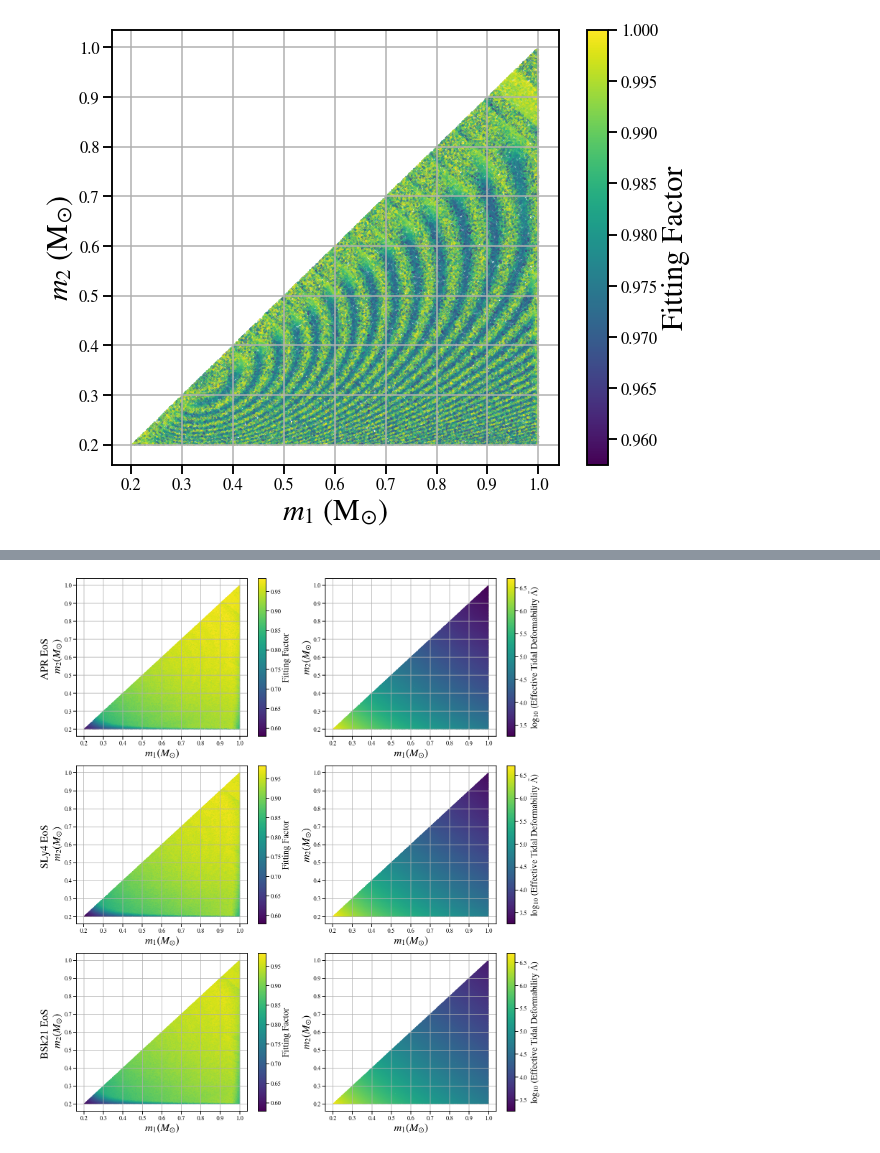
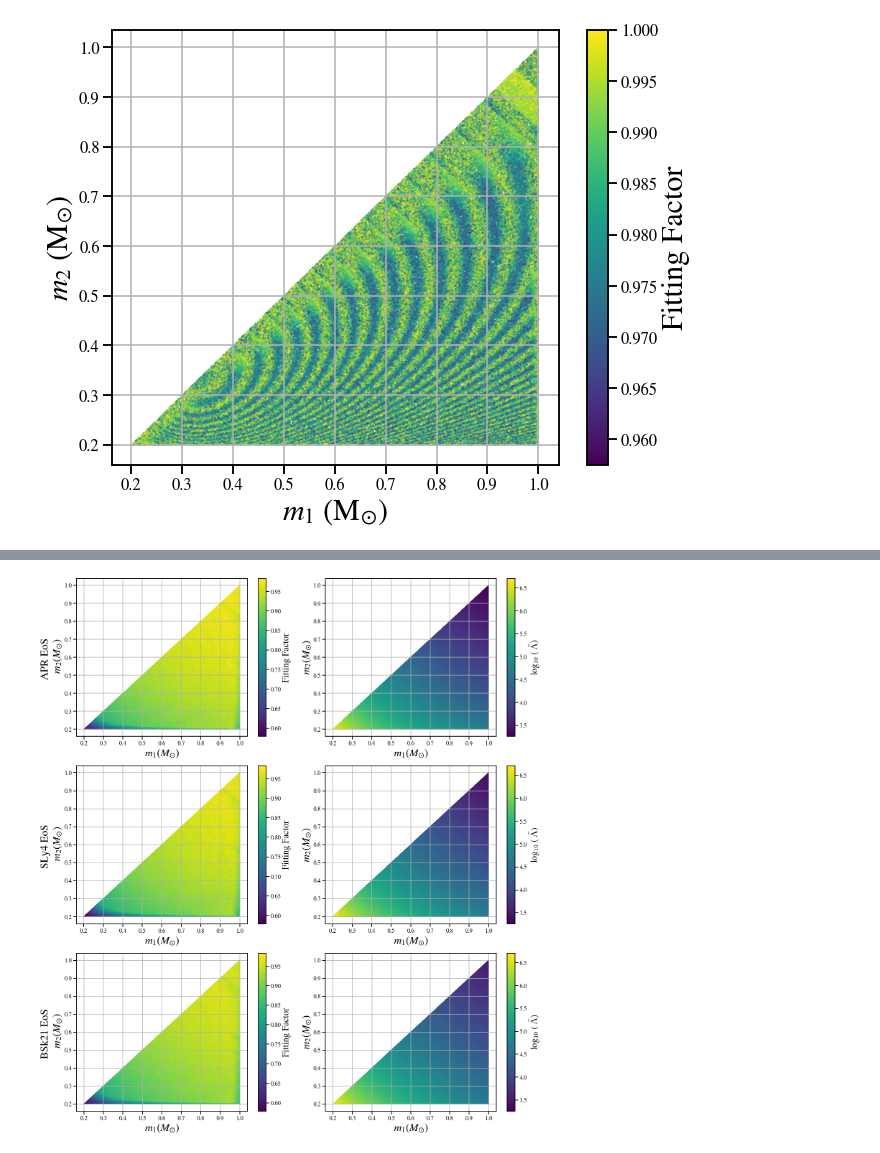
Before and after one commit to sugwg/sub-solar-ns-detectability, a Jupyter notebook: data_release.ipynb, the cells around one changed output, grey strips where cells are left out. Drawn from its saved outputs; the diff is of its cells as text; code cells hidden in the pictures.

```diff
--- a/data_release.ipynb
+++ b/data_release.ipynb
@@ -1,4 +63,5 @@
 # %%
+#Import modules
 import os
 import matplotlib.pyplot as plt
 from matplotlib import rcParams
@@ -8,8 +71,8 @@ rcParams["mathtext.fontset"] = "stix"
 rcParams['figure.figsize']=(35,10)
 rcParams['axes.labelsize'] = 18
 rcParams['axes.titlesize'] = 14
-rcParams['xtick.labelsize'] = 30
-rcParams['ytick.labelsize'] = 30
+rcParams['xtick.labelsize'] = 20
+rcParams['ytick.labelsize'] = 20
 rcParams['legend.fontsize']=12
 from pycbc.conversions import f_schwarzchild_isco,lambda_tilde,mchirp_from_mass1_mass2
 import numpy as np
@@ -41,4 +135,6 @@ data_files/mchirp_vs_match_APR_745320.0.txt
 # %%
+import seaborn as sns
+sns.set_context('talk')
 rcParams['figure.figsize']=(40,10)
 mass,lmd,overlap = np.loadtxt('data_files/q1_isco_data.txt',unpack=True)
 apr_mchirp,apr_match,_,_,_,_,_=np.loadtxt('data_files/mchirp_vs_match_APR_745320.0.txt',unpack=True)
@@ -76,5 +172,5 @@ ax2.legend(loc='upper left',fontsize=30)
 ax2.grid()
 
 plt.show()
-fig.savefig('./Plots/overlap_mass_lambda.png')
+fig.savefig('./Plots/Figure1_overlap_mass_lambda.png')
 # %% [output]
@@ -84,5 +184,5 @@ fig.savefig('./Plots/overlap_mass_lambda.png')
 # %%
-rcParams['figure.figsize']=(10,8)
+rcParams['figure.figsize']=(8,6)
 
 
 f1,adm= np.loadtxt("data_files/M1010_APR_LP.txt", usecols =(0,1) , unpack = True )
@@ -121,5 +221,5 @@ plt.annotate(r'$f_{roche}$', xy=(fgw[-1], -1.1),  xycoords='data',
             arrowprops=dict(arrowstyle= '->', color='black', lw=2, ls='-'), fontsize=30)
 plt.legend(loc='best',fontsize=30)
 plt.show()
-fig.savefig('./Plots/E_b_vs_frequency.png')
+fig.savefig('./Plots/Figure2_E_b_vs_frequency.png')
 # %% [output]
@@ -210,35 +322,35 @@ axs[0,0].set_xlabel(r'$m_1(M_{\odot})$',fontsize=30)
 axs[0,0].set_ylabel("APR EoS \n $m_2(M_{\odot})$",fontsize=30)
 pcm=axs[1,0].scatter(sly_mass1,sly_mass2,c=sly_best_match,s=1,cmap='viridis',vmin=0.579,vmax=0.983)
 cbar=fig.colorbar(pcm,ax=axs[1,0])
 cbar.set_label('Fitting Factor',fontsize=25)
 axs[1,0].set_xlabel(r'$m_1(M_{\odot})$',fontsize=30)
 axs[1,0].set_ylabel("SLy4 EoS \n $m_2(M_{\odot})$",fontsize=30)
 pcm=axs[2,0].scatter(bsk21_mass1,bsk21_mass2,c=bsk21_best_match,s=1,cmap='viridis',vmin=0.579,vmax=0.983)
 cbar=fig.colorbar(pcm,ax=axs[2,0])
 cbar.set_label('Fitting Factor')
 axs[2,0].set_xlabel(r'$m_1(M_{\odot})$',fontsize=30)
 axs[2,0].set_ylabel("BSk21 EoS \n $m_2(M_{\odot})$",fontsize=30)
 cbar.set_label('Fitting Factor',fontsize=25)
 pcm=axs[0,1].scatter(apr_mass1,apr_mass2,c=np.log10(apr_lmd_tilde),s=1,cmap='viridis',vmin=3.26,vmax=6.71)
 cbar=fig.colorbar(pcm,ax=axs[0,1])
-cbar.set_label(r'$\log_{10}$ (Effective Tidal Deformability $\tilde{\Lambda} )$',fontsize=25)
+cbar.set_label(r'$\log_{10}$ ( $\tilde{\Lambda} )$',fontsize=25)
 axs[0,1].set_xlabel(r'$m_1(M_{\odot})$',fontsize=30)
 axs[0,1].set_ylabel(r'$m_2(M_{\odot})$',fontsize=30)
 pcm=axs[1,1].scatter(sly_mass1,sly_mass2,c=np.log10(sly_lmd_tilde),s=1,cmap='viridis',vmin=3.26,vmax=6.71)
 cbar=fig.colorbar(pcm,ax=axs[1,1])
-cbar.set_label(r'$\log_{10}$ (Effective Tidal Deformability $\tilde{\Lambda} )$',fontsize=25)
+cbar.set_label(r'$\log_{10}$ ( $\tilde{\Lambda} )$',fontsize=25)
 axs[1,1].set_xlabel(r'$m_1(M_{\odot})$',fontsize=30)
 axs[1,1].set_ylabel(r'$m_2(M_{\odot})$',fontsize=30)
 pcm=axs[2,1].scatter(bsk21_mass1,bsk21_mass2,c=np.log10(bsk21_lmd_tilde),s=1,cmap='viridis',vmin=3.26,vmax=6.71)
 cbar=fig.colorbar(pcm,ax=axs[2,1])
-cbar.set_label(r'$\log_{10}$ (Effective Tidal Deformability $\tilde{\Lambda} )$',fontsize=25)
+cbar.set_label(r'$\log_{10}$ ( $\tilde{\Lambda} )$',fontsize=25)
 axs[2,1].set_xlabel(r'$m_1(M_{\odot})$',fontsize=30)
 axs[2,1].set_ylabel(r'$m_2(M_{\odot})$',fontsize=30)
 for i in range(0,3):
     for j in range(0,2):
         axs[i,j].grid()
 plt.tight_layout()
 plt.show()
-fig.savefig('Plots/templateBankSimulations.png')
+fig.savefig('Plots/Figure5_templateBankSimulations.png')
 # %% [output]
-[figure, old version]
+[figure, new version]
```
Also changed, not shown: parts of 20 cells of this notebook.
